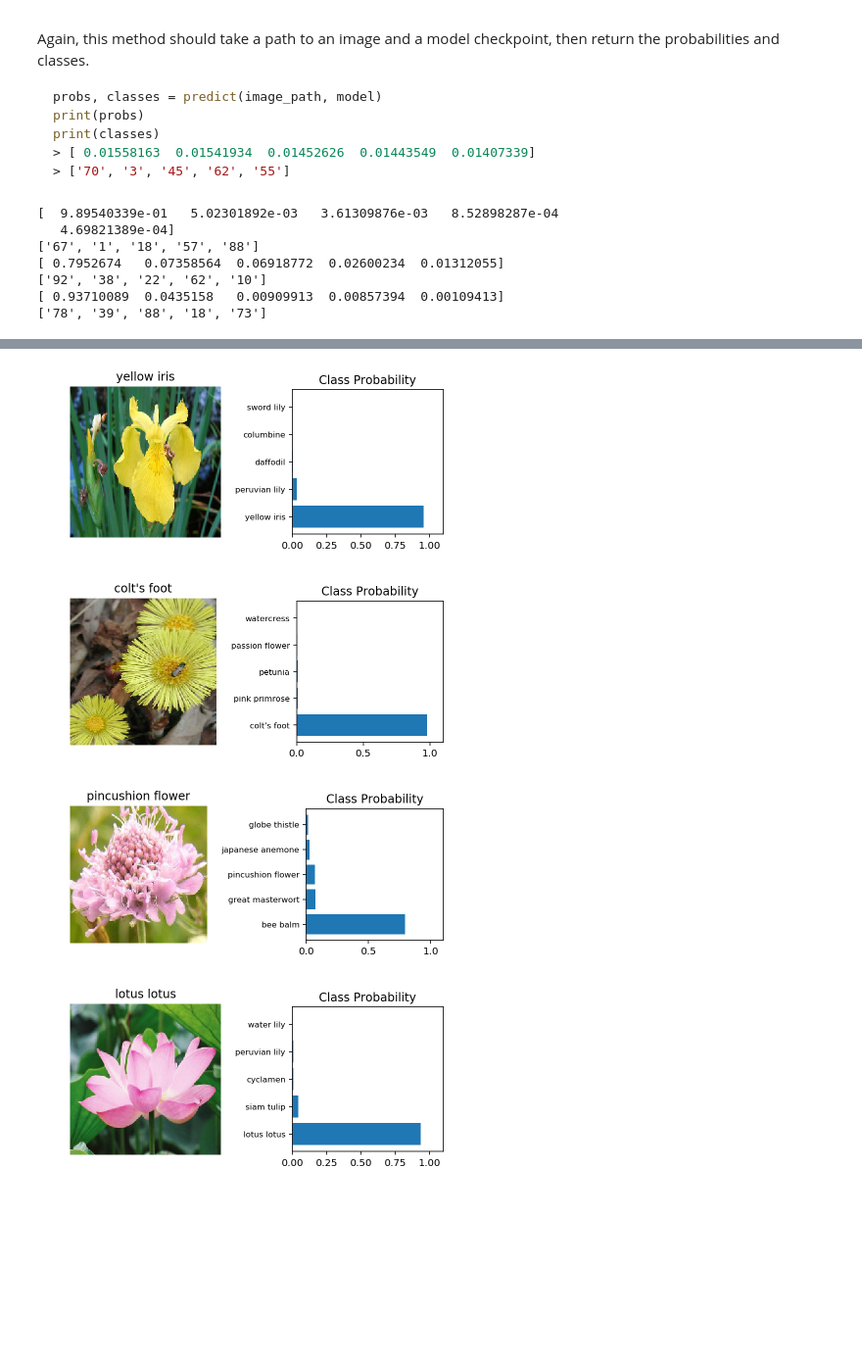
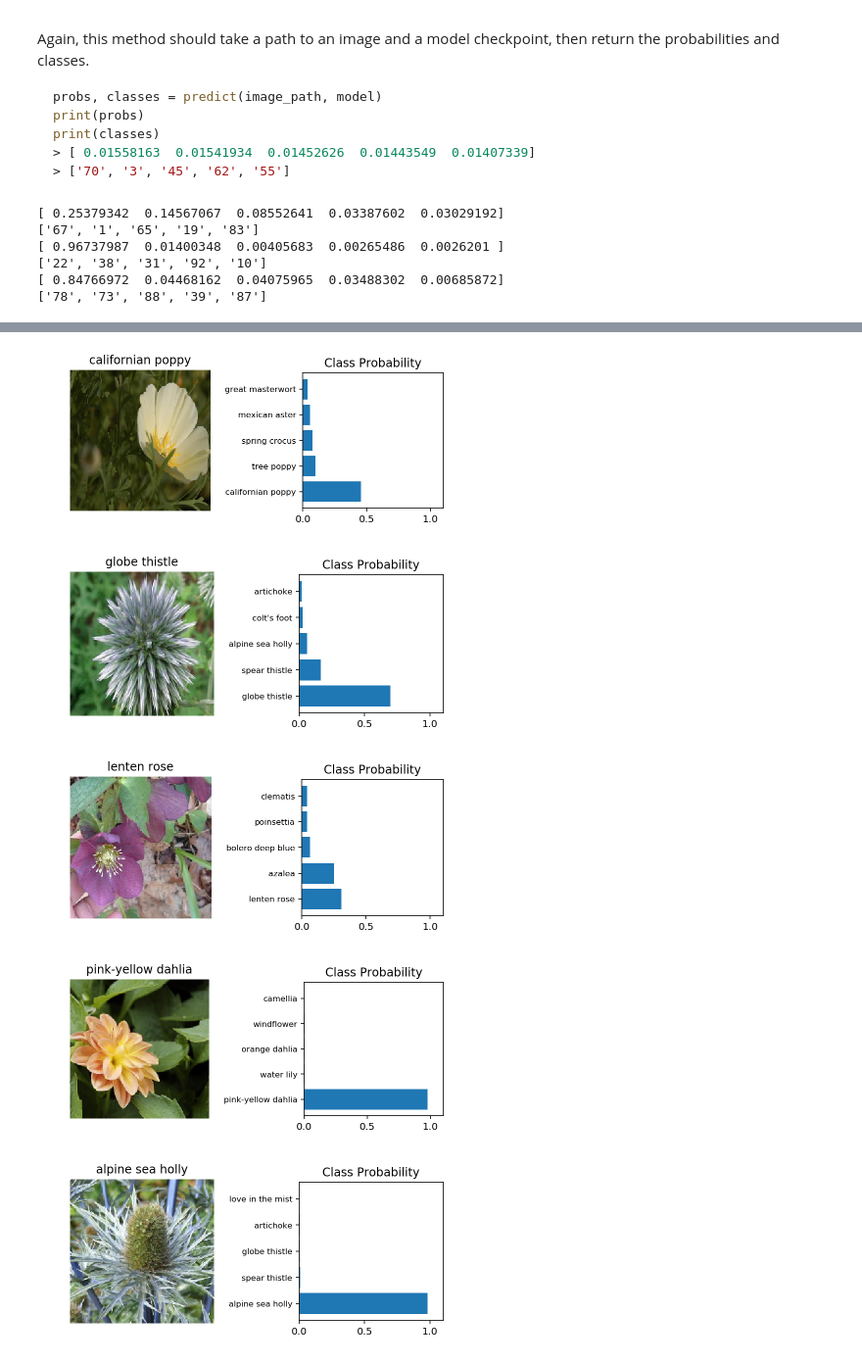
Before and after one commit to yysw/AIPND, a Jupyter notebook: image_classifier/Image Classifier Project.ipynb, the cells around one changed output, grey strips where cells are left out. Shown at 98% size. Drawn from its saved outputs; the diff is of its cells as text; code cells hidden in the pictures; blank space fills up the shorter version.

```diff
--- a/image_classifier/Image Classifier Project.ipynb
+++ b/image_classifier/Image Classifier Project.ipynb
@@ -135,6 +136,7 @@ def redefin_model(model):
     classifier = nn.Sequential(OrderedDict([
                               ('fc1', nn.Linear(25088, 1024)),
                               ('relu', nn.ReLU()),
+                              ('dropout1', nn.Dropout(0.2)),
                               ('fc2', nn.Linear(1024, 102)),
                               ('output', nn.LogSoftmax(dim=1))
                               ]))
@@ -444,13 +451,12 @@ for img in imgs:
   print(probs)
   print(classes)
 # %% [output]
-[  9.89540339e-01   5.02301892e-03   3.61309876e-03   8.52898287e-04
-   4.69821389e-04]
-['67', '1', '18', '57', '88']
-[ 0.7952674   0.07358564  0.06918772  0.02600234  0.01312055]
-['92', '38', '22', '62', '10']
-[ 0.93710089  0.0435158   0.00909913  0.00857394  0.00109413]
-['78', '39', '88', '18', '73']
+[ 0.25379342  0.14567067  0.08552641  0.03387602  0.03029192]
+['67', '1', '65', '19', '83']
+[ 0.96737987  0.01400348  0.00405683  0.00265486  0.0026201 ]
+['22', '38', '31', '92', '10']
+[ 0.84766972  0.04468162  0.04075965  0.03488302  0.00685872]
+['78', '73', '88', '39', '87']
 # %% [markdown]
 ## Sanity Checking
 
@@ -481,15 +487,32 @@ def view_classify_result(img_path, probs, classes):
     ax2.set_xlim(0, 1.1)
 
     plt.tight_layout()
+# %%
+# randomly choose 10 class of pictures to test
+import random
+import os
+
+cat_list = [i for i in range(1, 103)]
+random.shuffle(cat_list)
+cat_select = cat_list[:10]
+
+test_files = []
+for cat in cat_select:
+  for root, dirs, files in os.walk('{}/{}'.format(test_dir, cat)):
+    random.shuffle(files)
+    test_files.append('/{}/{}'.format(cat,files[0]))
+    break
 # %%
-imgs = ['/15/image_06369.jpg', '/12/image_03996.jpg', '/22/image_05362.jpg', '/78/image_01949.jpg']
+# imgs = ['/15/image_06369.jpg', '/12/image_03996.jpg', '/22/image_05362.jpg',
+#         '/78/image_01949.jpg', '/99/image_07833.jpg', '/100/image_07902.jpg']
 
-for img in imgs:
+for img in test_files:
     img = test_dir + img
     probs, classes = predict(img, model_loaded)
     view_classify_result(img, probs, classes)
 # %% [output]
-[figure, old version]
+[figure, new version]
-[figure, old version]
+[figure, new version]
-[figure, old version]
+[figure, new version]
-[figure, old version]
+[figure, new version]
+[figure, added]
```
Also changed, not shown: parts of 8 cells of this notebook.
